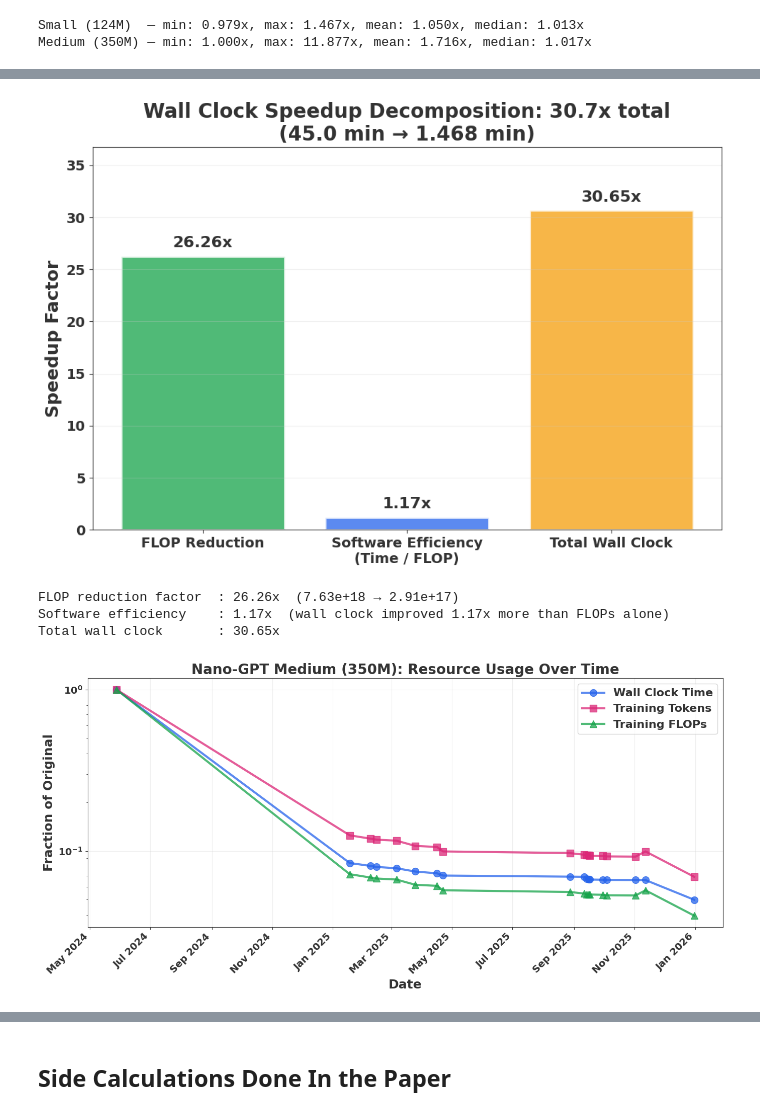
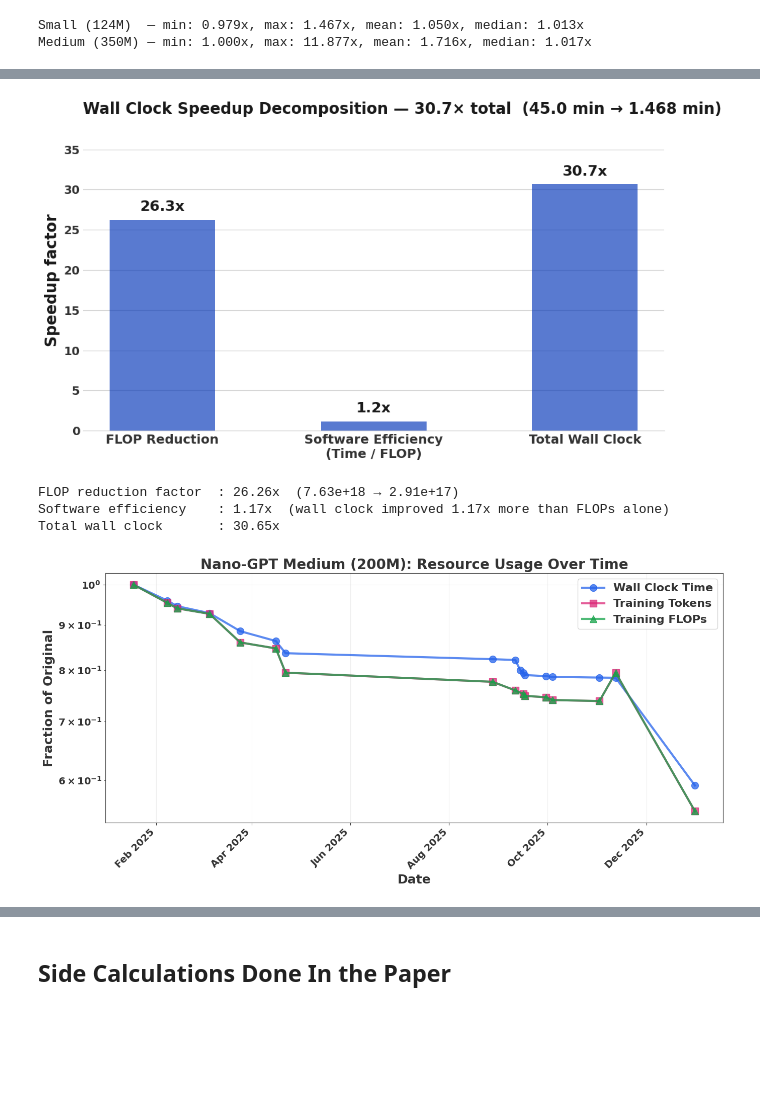
Before and after one commit to hansgundlach/SpeedRunAnalysis, a Jupyter notebook: graph_analysis.ipynb, the cells around one changed output, grey strips where cells are left out. Drawn from its saved outputs; the diff is of its cells as text; code cells hidden in the pictures; blank space fills up the shorter version.

```diff
--- a/graph_analysis.ipynb
+++ b/graph_analysis.ipynb
@@ -211,61 +224,78 @@ Total wall clock speedup: 23.76x  (45.0 min → 1.894 min)
 # %%
 # Decompose total wall clock speedup into:
 #   FLOP reduction factor  = flops_initial / flops_final
 #   Software factor        = total_wall_clock_speedup / flop_factor
 #                          (captures kernel efficiency, better hardware utilization, etc.)
 #   Total wall clock       = flop_factor × software_factor
 
 flop_factor  = df_records["training_flops"].iloc[0] / df_records["training_flops"].iloc[-1]
 total_factor = df_records["record_time_min"].iloc[0] / df_records["record_time_min"].iloc[-1]
 software_factor = total_factor / flop_factor
 
-bar_labels  = ["FLOP Reduction", "Software Efficiency\n(Time / FLOP)", "Total Wall Clock"]
-bar_values  = [flop_factor, software_factor, total_factor]
-bar_colors  = ["#16a34a", "#2563eb", "#f59e0b"]
+bar_labels = ["FLOP Reduction", "Software Efficiency\n(Time / FLOP)", "Total Wall Clock"]
+bar_values = [flop_factor, software_factor, total_factor]
 
-fig, ax = plt.subplots(figsize=(10, 7))
-bars = ax.bar(bar_labels, bar_values, color=bar_colors, alpha=0.75, edgecolor="white", linewidth=2)
+fig, ax = plt.subplots(figsize=(10, 6))
+# color="#8eb4eb"  # previous color (light cornflower blue) ="#0033B8"
+bars = ax.bar(bar_labels, bar_values, color="#0033B8", alpha=0.65, edgecolor="none", width=0.5)
 
-ax.set_ylim(0, max(bar_values) * 1.2)
+ax.set_ylim(0, max(bar_values) * 1.22)
 for bar, val in zip(bars, bar_values):
-    ax.text(bar.get_x() + bar.get_width() / 2, bar.get_height() + max(bar_values) * 0.02,
-            f"{val:.2f}x", ha="center", va="bottom", fontweight=800, fontsize=16)
+    ax.text(bar.get_x() + bar.get_width() / 2, bar.get_height() + max(bar_values) * 0.025,
+            f"{val:.1f}x", ha="center", va="bottom", fontweight=800, fontsize=16, color="#1a1a1a")
 
-ax.set_ylabel("Speedup Factor", fontweight=800)
-ax.set_title(
-    f"Wall Clock Speedup Decomposition: {total_factor:.1f}x total\n"
-    f"({df_records['record_time_min'].iloc[0]:.1f} min → {df_records['record_time_min'].iloc[-1]:.3f} min)",
-    fontweight=800
-)
-ax.grid(True, axis="y", alpha=0.3, color="#cccccc")
+ax.spines["top"].set_visible(False)
+ax.spines["right"].set_visible(False)
+ax.spines["left"].set_visible(False)
+ax.spines["bottom"].set_color("#cccccc")
+
+ax.tick_params(axis="x", length=0, labelsize=14)
+ax.tick_params(axis="y", length=0, labelsize=13)
 for label in ax.get_xticklabels() + ax.get_yticklabels():
     label.set_fontweight(800)
+
+ax.set_ylabel("Speedup factor", fontsize=17, fontweight=800, color="#1a1a1a")
+ax.grid(True, axis="y", alpha=0.95, color="#cccccc", zorder=0)
+ax.set_axisbelow(True)
+
+ax.set_title(
+    f"Wall Clock Speedup Decomposition — {total_factor:.1f}× total  "
+    f"({df_records['record_time_min'].iloc[0]:.1f} min → {df_records['record_time_min'].iloc[-1]:.3f} min)",
+    fontsize=17, fontweight=800, color="#1a1a1a", loc="left", pad=18
+)
 plt.tight_layout()
 plt.savefig("figures/speedup_decomposition.png", dpi=150, bbox_inches="tight")
 plt.show()
 
 print(f"FLOP reduction factor  : {flop_factor:.2f}x  ({df_records['training_flops'].iloc[0]:.2e} → {df_records['training_flops'].iloc[-1]:.2e})")
 print(f"Software efficiency    : {software_factor:.2f}x  (wall clock improved {software_factor:.2f}x more than FLOPs alone)")
 print(f"Total wall clock       : {total_factor:.2f}x")
 # %% [output]
-[figure, old version]
+[figure, new version]
 FLOP reduction factor  : 26.26x  (7.63e+18 → 2.91e+17)
 Software efficiency    : 1.17x  (wall clock improved 1.17x more than FLOPs alone)
 Total wall clock       : 30.65x
 # %%
-df_med_records = pd.read_csv("modded-nanogpt/nanogpt_medium_speedrun_records.csv")
+df_med_records = pd.read_csv("nanogpt_medium_speedrun_records.csv")
 df_med_records["date"] = pd.to_datetime(df_med_records["date"])
-df_med_records["flop_frac"] = df_med_records["training_flops"] / df_med_records["training_flops"].iloc[0]
-df_med_records["token_frac"] = df_med_records["training_tokens_M"] / df_med_records["training_tokens_M"].iloc[0]
-df_med_records["time_frac"] = df_med_records["record_time_min"] / df_med_records["record_time_min"].iloc[0]
+
+# All series start from record 2 (iloc[1]) — the first record with complete data
+baseline = df_med_records.iloc[1]
+df_med_plot = df_med_records.iloc[1:].copy()
+df_med_plot["time_frac"]  = df_med_plot["record_time_min"]   / baseline["record_time_min"]
+df_med_plot["flop_frac"]  = df_med_plot["training_flops"]    / baseline["training_flops"]
+df_med_plot["token_frac"] = df_med_plot["training_tokens_M"] / baseline["training_tokens_M"]
+
+df_med_tokens = df_med_plot.dropna(subset=["training_tokens_M"])
+df_med_flops  = df_med_plot.dropna(subset=["training_flops"])
 
 fig, ax = plt.subplots(figsize=(14, 7))
-ax.plot(df_med_records["date"], df_med_records["time_frac"], marker="o", markersize=10, linewidth=3, color="#2563eb", alpha=0.75, label="Wall Clock Time")
-ax.plot(df_med_records["date"], df_med_records["token_frac"], marker="s", markersize=10, linewidth=3, color="#db2777", alpha=0.75, label="Training Tokens")
-ax.plot(df_med_records["date"], df_med_records["flop_frac"], marker="^", markersize=10, linewidth=3, color="#16a34a", alpha=0.75, label="Training FLOPs")
+ax.plot(df_med_plot["date"],   df_med_plot["time_frac"],   marker="o", markersize=10, linewidth=3, color="#2563eb", alpha=0.75, label="Wall Clock Time")
+ax.plot(df_med_tokens["date"], df_med_tokens["token_frac"], marker="s", markersize=10, linewidth=3, color="#db2777", alpha=0.75, label="Training Tokens")
+ax.plot(df_med_flops["date"],  df_med_flops["flop_frac"],   marker="^", markersize=10, linewidth=3, color="#16a34a", alpha=0.75, label="Training FLOPs")
 ax.set_xlabel("Date", fontweight=800)
 ax.set_ylabel("Fraction of Original", fontweight=800)
-ax.set_title("Nano-GPT Medium (350M): Resource Usage Over Time", fontweight=800)
+ax.set_title("Nano-GPT Medium (200M): Resource Usage Over Time", fontweight=800)
 ax.set_yscale("log")
 ax.xaxis.set_major_locator(mdates.MonthLocator(interval=2))
 ax.xaxis.set_major_formatter(mdates.DateFormatter("%b %Y"))
@@ -278,7 +308,7 @@ plt.tight_layout()
 plt.savefig("figures/resource_usage_medium.png", dpi=150, bbox_inches="tight")
 plt.show()
 # %% [output]
-[figure, old version]
+[figure, new version]
 # %%
 # Filter by date: set cutoff_date to limit analysis (None = no filter)
 cutoff_date = pd.Timestamp("2026-01-01")
```
Also changed, not shown: parts of 6 cells of this notebook, 13 other files.
